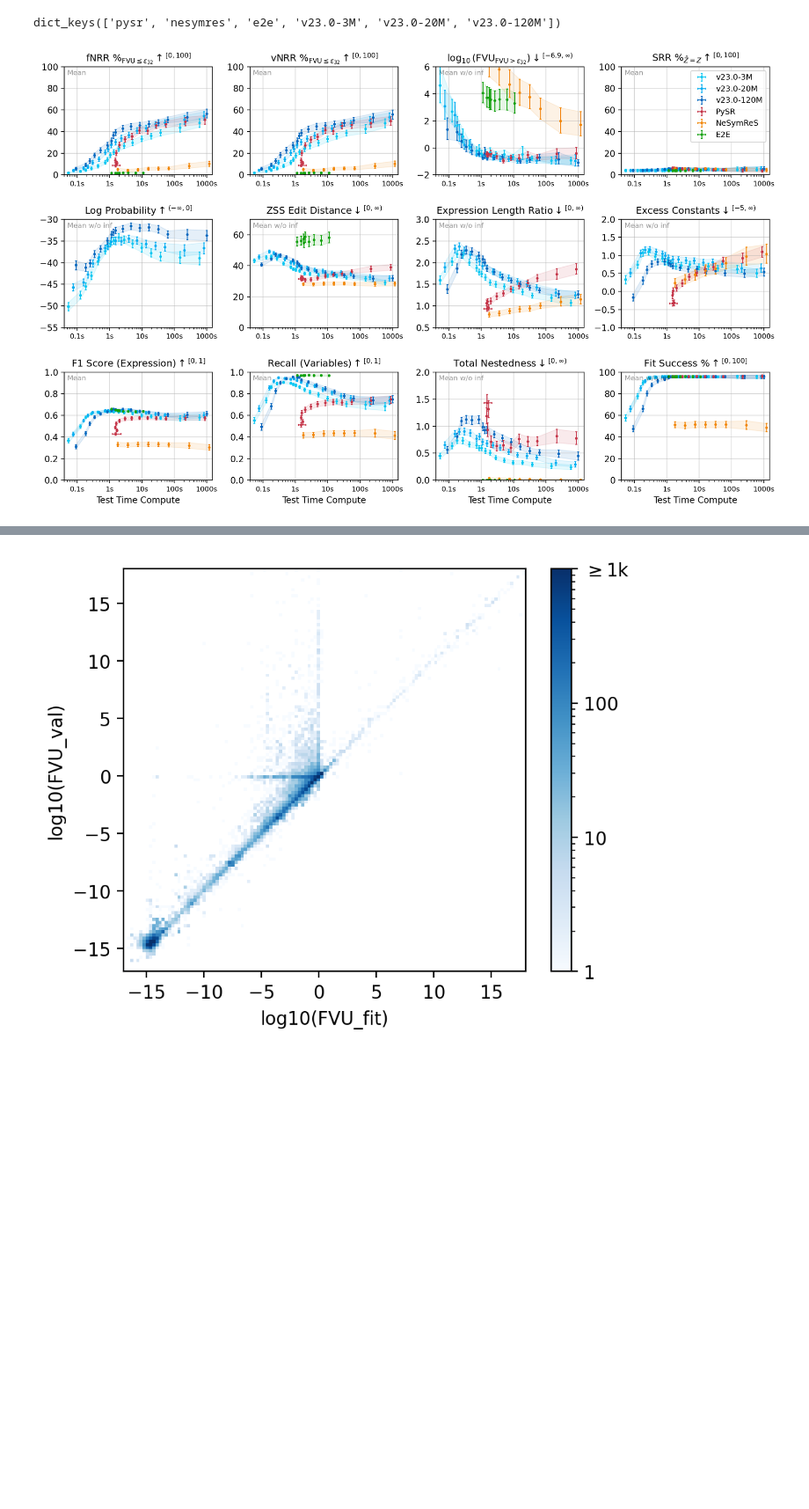
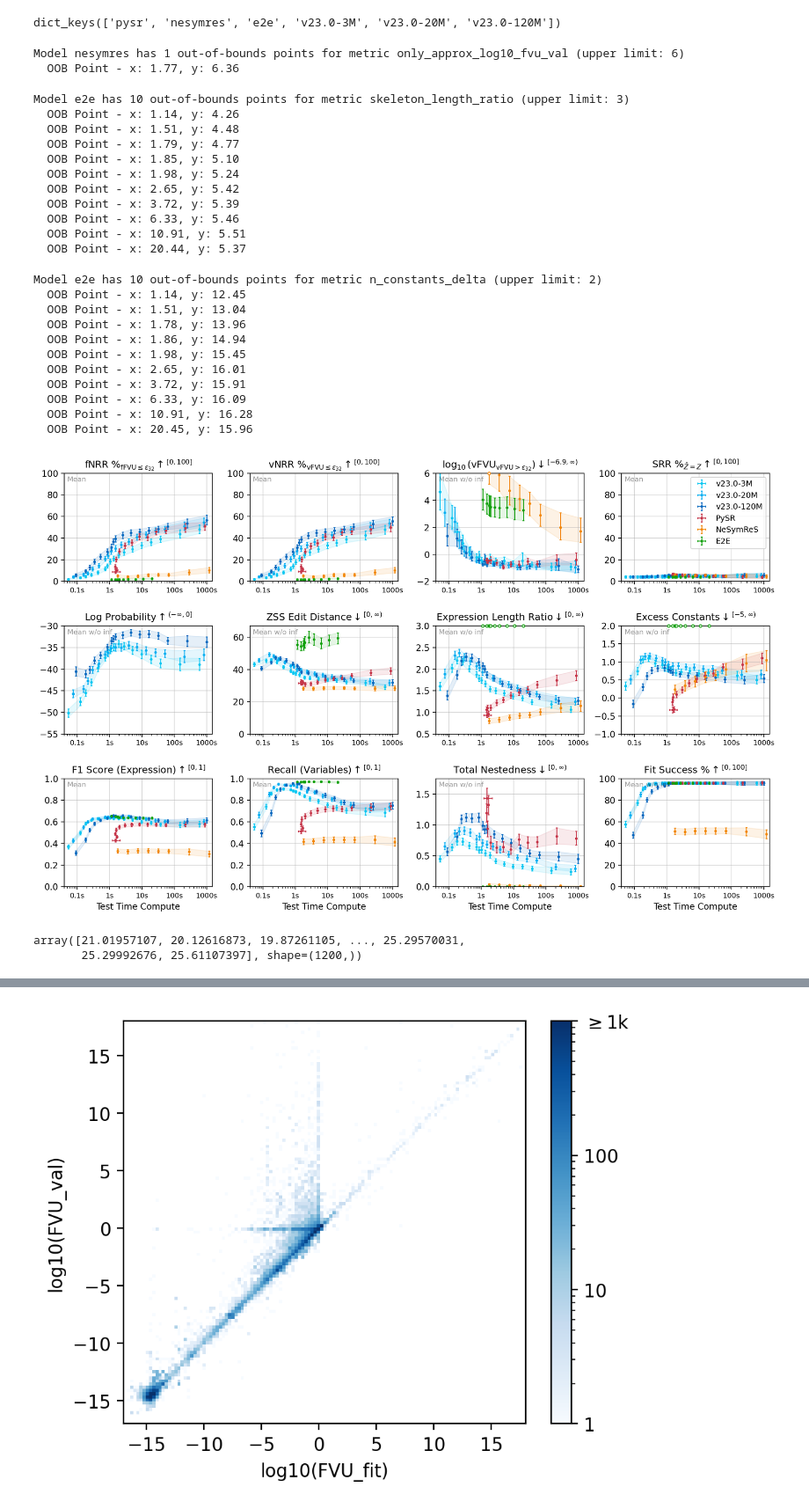
Before and after one commit to psaegert/flash-ansr, a Jupyter notebook: experimental/eval/test_time_compute_scaling.ipynb, the cells around one changed output, grey strips where cells are left out. Shown at 88% size. Cells and saved outputs as stored; diff of their text form; code cells hidden in the pictures; blank space fills up the shorter version.

```diff
--- a/experimental/eval/test_time_compute_scaling.ipynb
+++ b/experimental/eval/test_time_compute_scaling.ipynb
@@ -510,21 +487,21 @@ max_gt_constants = max(gt_constants[np.isfinite(gt_constants)])
 metric_pairs = [
     (('fit_time', 'Test Time Compute', naninfmean), (
         'numeric_recovery_fit',
-        f'fNRR $\\%_{{\\mathrm{{FVU}} \leq \epsilon_{{32}}}} {arrow_notation(objective=1, lower=0, upper=100)}$',
+        f'fNRR $\\%_{{\\mathrm{{fFVU}} \leq \epsilon_{{32}}}} {arrow_notation(objective=1, lower=0, upper=100)}$',
         np.nanmean,
         100,
         (0, 100)
     )),
     (('fit_time', 'Test Time Compute', naninfmean), (
         'numeric_recovery_val',
-        f'vNRR $\\%_{{\\mathrm{{FVU}} \leq \epsilon_{{32}}}} {arrow_notation(objective=1, lower=0, upper=100)}$',
+        f'vNRR $\\%_{{\\mathrm{{vFVU}} \leq \epsilon_{{32}}}} {arrow_notation(objective=1, lower=0, upper=100)}$',
         np.nanmean,
         100,
         (0, 100)
     )),
     (('fit_time', 'Test Time Compute', naninfmean), (
         'only_approx_log10_fvu_val',
-        f'$\\log_{{10}}(\mathrm{{FVU}}_{{\\mathrm{{FVU}} > \epsilon_{{32}}}}) {arrow_notation(objective=-1, lower=np.log10(np.finfo(np.float32).eps), upper=np.inf)}$',
+        f'$\\log_{{10}}(\mathrm{{vFVU}}_{{\\mathrm{{vFVU}} > \epsilon_{{32}}}}) {arrow_notation(objective=-1, lower=np.log10(np.finfo(np.float32).eps), upper=np.inf)}$',
         naninfmean,
         1,
         (-2, 6)
@@ -555,7 +532,7 @@ metric_pairs = [
         f'$\mathrm{{ZSS\\ Edit\\ Distance}} {arrow_notation(objective=-1, lower=0, upper=np.inf)}$',
         naninfmean,
         1,
-        (0, 70)
+        (0, 67)
     )),
     (('fit_time', 'Test Time Compute', naninfmean), (
         'skeleton_length_ratio',
@@ -597,7 +574,7 @@ metric_pairs = [
         f'$\mathrm{{Total\\ Nestedness}} {arrow_notation(objective=-1, lower=0, upper=np.inf)}$',
         naninfmean,
         1,
-        (0, 2)
+        (0, 1.75)
     )),
     (('fit_time', 'Test Time Compute', naninfmean), (
         'prediction_success',
@@ -664,7 +641,6 @@ for ax_id, (ax, ((x_metric, x_label, x_statistic), (y_metric, y_label, y_statist
 
             # For the only_approx_log10_fvu_val, we want to ignore -inf values in the CI computation (These are cases where the model found the exact solution and should be masked out)
             if y_metric == 'only_approx_log10_fvu_val':
-                # print(f"n={n}: Ignoring {np.sum(y == -np.inf)} / {len(results[model_name]['results'][test_set][n][y_metric])} (-inf) values for {y_metric}")
                 y = y[y != -np.inf]
 
             x_ci = bootstrapped_metric_ci(x, x_statistic, n=1e3, interval=0.95)
@@ -685,14 +661,34 @@ for ax_id, (ax, ((x_metric, x_label, x_statistic), (y_metric, y_label, y_statist
 
         x_median, x_lower, x_upper, y_median, y_lower, y_upper = np.array(x_median), np.array(x_lower), np.array(x_upper), np.array(y_median) * y_factor, np.array(y_lower) * y_factor, np.array(y_upper) * y_factor
 
+        # 1. Standard Plotting
         ax.errorbar(x_median, y_median, yerr=[y_median - y_lower, y_upper - y_median], xerr=[x_median - x_lower, x_upper - x_median], fmt='.', label=model_label, capsize=1, color=color, elinewidth=1, markersize=4)
         ax.fill_between(x_median, y_lower, y_upper, color=color, alpha=0.1)
 
-        # print(x_median, y_median)
+        # 2. Out-of-bounds Indicators (Upper Limit)
+        if ylim[1] is not None:
+            upper_limit = ylim[1]
+            # Identify data points where the median is above the axis limit
+            oob_mask = y_median > upper_limit
 
-        # for i, (n, x_val, y_val, y_low) in enumerate(zip(results[model_name]['results'][test_set].keys(), x_median, y_median, y_lower)):
-        #     # if i % 4 == 0:
-        #     ax.annotate(short_scaling_parameters.get(n, str(n)), xy=(x_val, y_low), fontsize=4, color=color, textcoords="offset points", xytext=(0,-3), ha='center', va='top')
+            if np.any(oob_mask):
+                ax.plot(
+                    x_median[oob_mask],
+                    np.full(oob_mask.sum(), upper_limit), # Clamp y position to the upper limit
+                    marker='o',
+                    linestyle='None',
+                    markerfacecolor='white',
+                    markeredgecolor=color,
+                    markeredgewidth=1.0,
+                    markersize=3,
+                    clip_on=False, # Allow drawing on top of the axis spine
+                    zorder=100     # Ensure it renders above the axis spine
+                )
+
+                print(f"Model {model_name} has {oob_mask.sum()} out-of-bounds points for metric {y_metric} (upper limit: {upper_limit})")
+                # Print the corresponding x and values of all out-of-bounds points
+                for x_val, y_val in zip(x_median[oob_mask], y_median[oob_mask]):
+                    print(f"  OOB Point - x: {x_val:.2f}, y: {y_val:.2f}")
 
     # Annotate if mean or median is used
     y_statistic_name = {
@@ -703,43 +699,60 @@ for ax_id, (ax, ((x_metric, x_label, x_statistic), (y_metric, y_label, y_statist
 
     ax.annotate(y_statistic_name[y_statistic], xy=(0.02, 0.97), xycoords='axes fraction', fontsize=8, color='k', ha='left', va='top', alpha=0.4)
 
     if ax_id // COLS == ROWS - 1:
         ax.set_xlabel(x_label)
         x_ticks_fontsize=8
     else:
         x_ticks_fontsize=8
 
     ax.set_title(y_label, fontsize=11)
     ax.set_xscale('log')
     ax.set_xlim(0.04, 1500)
     ax.set_xticks([0.1, 1, 10, 100, 1000])
     ax.set_xticklabels(['0.1s', '1s', '10s', '100s', '1000s'], fontsize=x_ticks_fontsize)
 
     ax.grid(alpha=0.5)
 
 axes.flatten()[3].legend(fontsize=9)
 
-# flash = plt.imread(get_path('assets', 'flash.png'))
-# ax_image = fig.add_axes([0.157, 0.75, 0.05, 0.05], anchor='NE', zorder=10)
-# ax_image.imshow(flash)
-# ax_image.axis('off')
-
-
 for ax_id, ax in enumerate(axes.flatten()[len(metric_pairs):]):
     ax.axis('off')
 
     # Add an xlabel to the axis above
     if (ax_id + len(metric_pairs)) // COLS == ROWS - 1:
         axes.flatten()[len(metric_pairs) - COLS + (ax_id % COLS)].set_xlabel(x_label)
 
 fig.tight_layout(w_pad=0.5, h_pad=2)
 
-
-# fig.suptitle(f"Test Set: {test_set.title()}", fontsize=16)
-# fig.subplots_adjust(top=0.90)
-
 plt.savefig(get_path('results', 'test_time_compute', create=True, filename=f'test_time_compute_{test_set}.svg'), dpi=200)
 # %% [output]
+Model nesymres has 1 out-of-bounds points for metric only_approx_log10_fvu_val (upper limit: 6)
+  OOB Point - x: 1.77, y: 6.36
+Model e2e has 10 out-of-bounds points for metric skeleton_length_ratio (upper limit: 3)
+  OOB Point - x: 1.14, y: 4.26
+  OOB Point - x: 1.51, y: 4.48
+  OOB Point - x: 1.79, y: 4.77
+  OOB Point - x: 1.85, y: 5.10
+  OOB Point - x: 1.98, y: 5.24
+  OOB Point - x: 2.65, y: 5.42
+  OOB Point - x: 3.72, y: 5.39
+  OOB Point - x: 6.33, y: 5.46
+  OOB Point - x: 10.91, y: 5.51
+  OOB Point - x: 20.44, y: 5.37
+Model e2e has 10 out-of-bounds points for metric n_constants_delta (upper limit: 2)
+  OOB Point - x: 1.14, y: 12.45
+  OOB Point - x: 1.51, y: 13.04
+  OOB Point - x: 1.78, y: 13.96
+  OOB Point - x: 1.86, y: 14.94
+  OOB Point - x: 1.98, y: 15.45
+  OOB Point - x: 2.65, y: 16.01
+  OOB Point - x: 3.72, y: 15.91
+  OOB Point - x: 6.33, y: 16.09
+  OOB Point - x: 10.91, y: 16.28
+  OOB Point - x: 20.45, y: 15.96
-[figure, old version]
+[figure, new version]
 # %%
-# sorted(results['e2e']['results']['fastsrb'][16].keys())
+results['e2e']['results']['fastsrb'][512]['fit_time']
+# %% [output]
+array([21.01957107, 20.12616873, 19.87261105, ..., 25.29570031,
+       25.29992676, 25.61107397], shape=(1200,))
```
Also changed, not shown: parts of 7 cells of this notebook, 19 other files.
